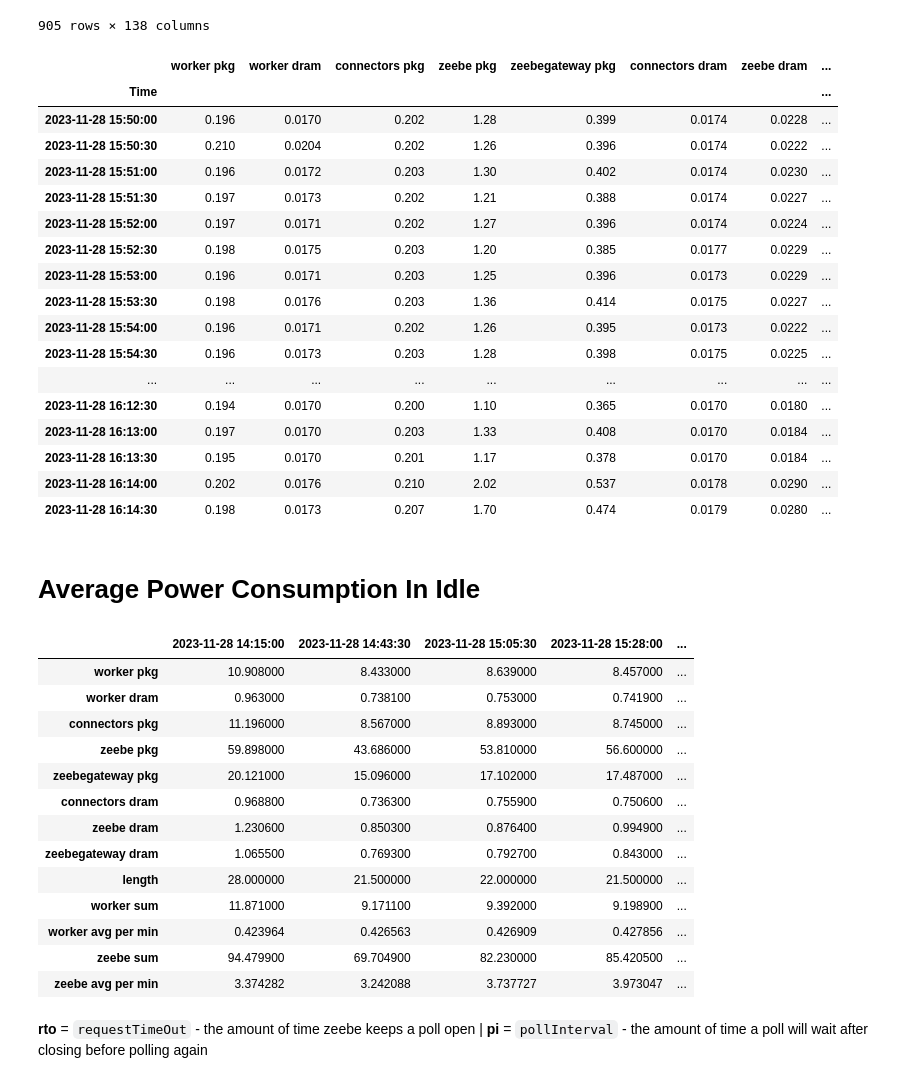
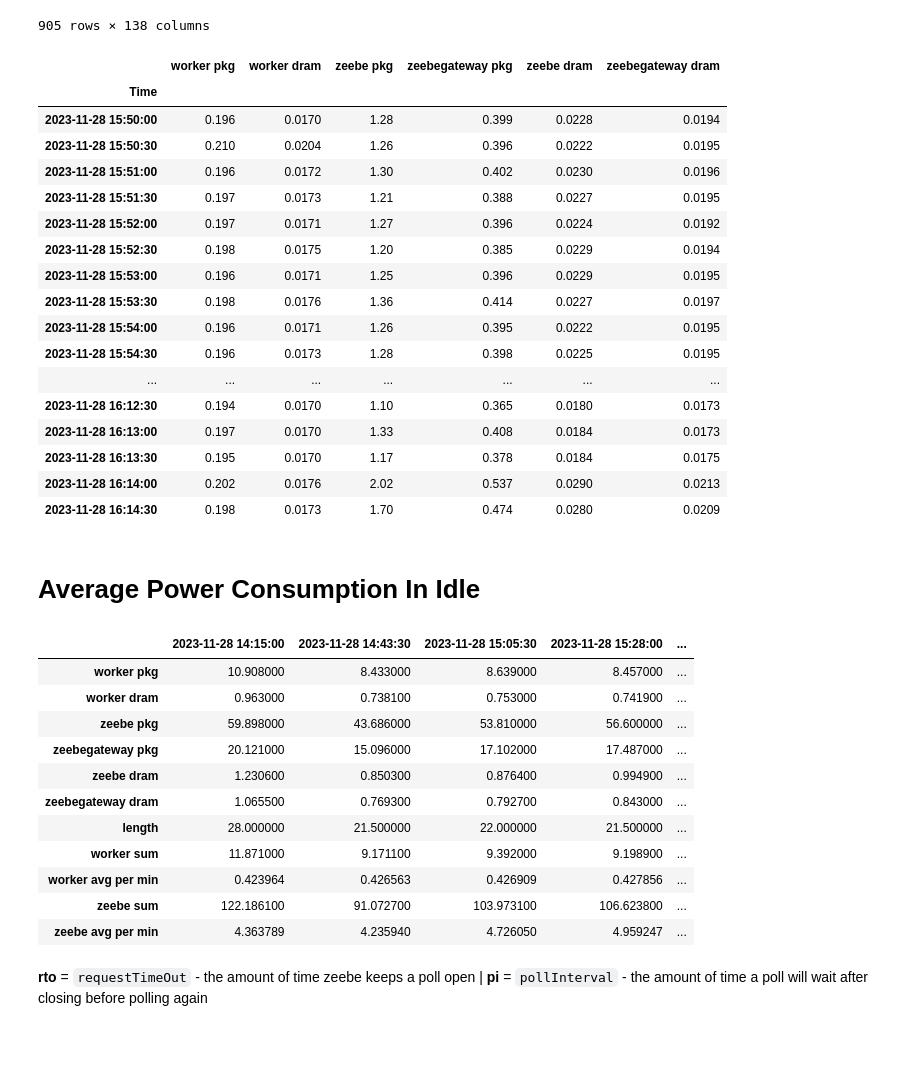
Before and after one commit to JayJabowski/camunda-8-worker-energy-efficiency-analysis, a Jupyter notebook: worker-measurements/Idle_1.2.ipynb, the cells around one changed output. Drawn from its saved outputs; the diff is of its cells as text; code cells hidden in the pictures; blank space fills up the shorter version.

```diff
--- a/worker-measurements/Idle_1.2.ipynb
+++ b/worker-measurements/Idle_1.2.ipynb
@@ -83,55 +83,53 @@ dram_columns_to_keep = [col for col in rawdata.columns
                     if all(keyword in col for keyword in ['restworkerjava', 'DRAM'])]
 
 # add zeebe columns, ignore tasklist, operate, console-worker, processstart, bpmndeployment, elasticsearch
-camunda_columns_to_keep = rawdata.columns[rawdata.columns.str.contains('camunda8') & ~rawdata.columns.str.contains('OTHER|console-worker|tasklist|operate|bpmndeployment|processstart|elasticsearch')]
+camunda_columns_to_keep = rawdata.columns[rawdata.columns.str.contains('camunda8') & ~rawdata.columns.str.contains('OTHER|console-worker|tasklist|operate|bpmndeployment|processstart|elasticsearch|connectors')]
 
 relevant_data = pd.concat([rawdata[pkg_columns_to_keep], rawdata[dram_columns_to_keep], rawdata[camunda_columns_to_keep]], axis=1)
 # %%
 frames = []
 
 for col in pkg_columns_to_keep:
 
     first_index = relevant_data[col].first_valid_index()
     last_index = relevant_data[col].last_valid_index()
 
     frame = pd.DataFrame(relevant_data.loc[first_index:last_index,:])
 
     # drop NaNs
     frame = frame.dropna(axis=1, how='all')
 
     frame.columns = [
         'worker pkg',
         'worker dram',
-        'connectors pkg',
         'zeebe pkg',
         'zeebegateway pkg',
-        'connectors dram',
         'zeebe dram',
         'zeebegateway dram',
         ]
 
     frames.append(frame)
 
 frames[3]
 # %% [output]
-|  | worker pkg | worker dram | connectors pkg | zeebe pkg | zeebegateway pkg | connectors dram | zeebe dram | ... |
-| Time |  |  |  |  |  |  |  | ... |
-| 2023-11-28 15:50:00 | 0.196 | 0.0170 | 0.202 | 1.28 | 0.399 | 0.0174 | 0.0228 | ... |
-| 2023-11-28 15:50:30 | 0.210 | 0.0204 | 0.202 | 1.26 | 0.396 | 0.0174 | 0.0222 | ... |
-| 2023-11-28 15:51:00 | 0.196 | 0.0172 | 0.203 | 1.30 | 0.402 | 0.0174 | 0.0230 | ... |
-| 2023-11-28 15:51:30 | 0.197 | 0.0173 | 0.202 | 1.21 | 0.388 | 0.0174 | 0.0227 | ... |
-| 2023-11-28 15:52:00 | 0.197 | 0.0171 | 0.202 | 1.27 | 0.396 | 0.0174 | 0.0224 | ... |
-| 2023-11-28 15:52:30 | 0.198 | 0.0175 | 0.203 | 1.20 | 0.385 | 0.0177 | 0.0229 | ... |
-| 2023-11-28 15:53:00 | 0.196 | 0.0171 | 0.203 | 1.25 | 0.396 | 0.0173 | 0.0229 | ... |
-| 2023-11-28 15:53:30 | 0.198 | 0.0176 | 0.203 | 1.36 | 0.414 | 0.0175 | 0.0227 | ... |
-| 2023-11-28 15:54:00 | 0.196 | 0.0171 | 0.202 | 1.26 | 0.395 | 0.0173 | 0.0222 | ... |
-| 2023-11-28 15:54:30 | 0.196 | 0.0173 | 0.203 | 1.28 | 0.398 | 0.0175 | 0.0225 | ... |
-| ... | ... | ... | ... | ... | ... | ... | ... | ... |
-| 2023-11-28 16:12:30 | 0.194 | 0.0170 | 0.200 | 1.10 | 0.365 | 0.0170 | 0.0180 | ... |
-| 2023-11-28 16:13:00 | 0.197 | 0.0170 | 0.203 | 1.33 | 0.408 | 0.0170 | 0.0184 | ... |
-| 2023-11-28 16:13:30 | 0.195 | 0.0170 | 0.201 | 1.17 | 0.378 | 0.0170 | 0.0184 | ... |
-| 2023-11-28 16:14:00 | 0.202 | 0.0176 | 0.210 | 2.02 | 0.537 | 0.0178 | 0.0290 | ... |
-| 2023-11-28 16:14:30 | 0.198 | 0.0173 | 0.207 | 1.70 | 0.474 | 0.0179 | 0.0280 | ... |
+|  | worker pkg | worker dram | zeebe pkg | zeebegateway pkg | zeebe dram | zeebegateway dram |
+| Time |  |  |  |  |  |  |
+| 2023-11-28 15:50:00 | 0.196 | 0.0170 | 1.28 | 0.399 | 0.0228 | 0.0194 |
+| 2023-11-28 15:50:30 | 0.210 | 0.0204 | 1.26 | 0.396 | 0.0222 | 0.0195 |
+| 2023-11-28 15:51:00 | 0.196 | 0.0172 | 1.30 | 0.402 | 0.0230 | 0.0196 |
+| 2023-11-28 15:51:30 | 0.197 | 0.0173 | 1.21 | 0.388 | 0.0227 | 0.0195 |
+| 2023-11-28 15:52:00 | 0.197 | 0.0171 | 1.27 | 0.396 | 0.0224 | 0.0192 |
+| 2023-11-28 15:52:30 | 0.198 | 0.0175 | 1.20 | 0.385 | 0.0229 | 0.0194 |
+| 2023-11-28 15:53:00 | 0.196 | 0.0171 | 1.25 | 0.396 | 0.0229 | 0.0195 |
+| 2023-11-28 15:53:30 | 0.198 | 0.0176 | 1.36 | 0.414 | 0.0227 | 0.0197 |
+| 2023-11-28 15:54:00 | 0.196 | 0.0171 | 1.26 | 0.395 | 0.0222 | 0.0195 |
+| 2023-11-28 15:54:30 | 0.196 | 0.0173 | 1.28 | 0.398 | 0.0225 | 0.0195 |
+| ... | ... | ... | ... | ... | ... | ... |
+| 2023-11-28 16:12:30 | 0.194 | 0.0170 | 1.10 | 0.365 | 0.0180 | 0.0173 |
+| 2023-11-28 16:13:00 | 0.197 | 0.0170 | 1.33 | 0.408 | 0.0184 | 0.0173 |
+| 2023-11-28 16:13:30 | 0.195 | 0.0170 | 1.17 | 0.378 | 0.0184 | 0.0175 |
+| 2023-11-28 16:14:00 | 0.202 | 0.0176 | 2.02 | 0.537 | 0.0290 | 0.0213 |
+| 2023-11-28 16:14:30 | 0.198 | 0.0173 | 1.70 | 0.474 | 0.0280 | 0.0209 |
 # %% [markdown]
 # Average Power Consumption In Idle
 # %%
@@ -168,17 +166,15 @@ sum_power
 |  | 2023-11-28 14:15:00 | 2023-11-28 14:43:30 | 2023-11-28 15:05:30 | 2023-11-28 15:28:00 | ... |
 | worker pkg | 10.908000 | 8.433000 | 8.639000 | 8.457000 | ... |
 | worker dram | 0.963000 | 0.738100 | 0.753000 | 0.741900 | ... |
-| connectors pkg | 11.196000 | 8.567000 | 8.893000 | 8.745000 | ... |
 | zeebe pkg | 59.898000 | 43.686000 | 53.810000 | 56.600000 | ... |
 | zeebegateway pkg | 20.121000 | 15.096000 | 17.102000 | 17.487000 | ... |
-| connectors dram | 0.968800 | 0.736300 | 0.755900 | 0.750600 | ... |
 | zeebe dram | 1.230600 | 0.850300 | 0.876400 | 0.994900 | ... |
 | zeebegateway dram | 1.065500 | 0.769300 | 0.792700 | 0.843000 | ... |
 | length | 28.000000 | 21.500000 | 22.000000 | 21.500000 | ... |
 | worker sum | 11.871000 | 9.171100 | 9.392000 | 9.198900 | ... |
 | worker avg per min | 0.423964 | 0.426563 | 0.426909 | 0.427856 | ... |
-| zeebe sum | 94.479900 | 69.704900 | 82.230000 | 85.420500 | ... |
-| zeebe avg per min | 3.374282 | 3.242088 | 3.737727 | 3.973047 | ... |
+| zeebe sum | 122.186100 | 91.072700 | 103.973100 | 106.623800 | ... |
+| zeebe avg per min | 4.363789 | 4.235940 | 4.726050 | 4.959247 | ... |
 # %% [markdown]
 **rto** = ``requestTimeOut`` - the amount of time zeebe keeps a poll open | **pi** = ``pollInterval`` - the amount of time a poll will wait after closing before polling again
 # %% [markdown]
```
Also changed, not shown: parts of 4 cells of this notebook, 12 other files.
